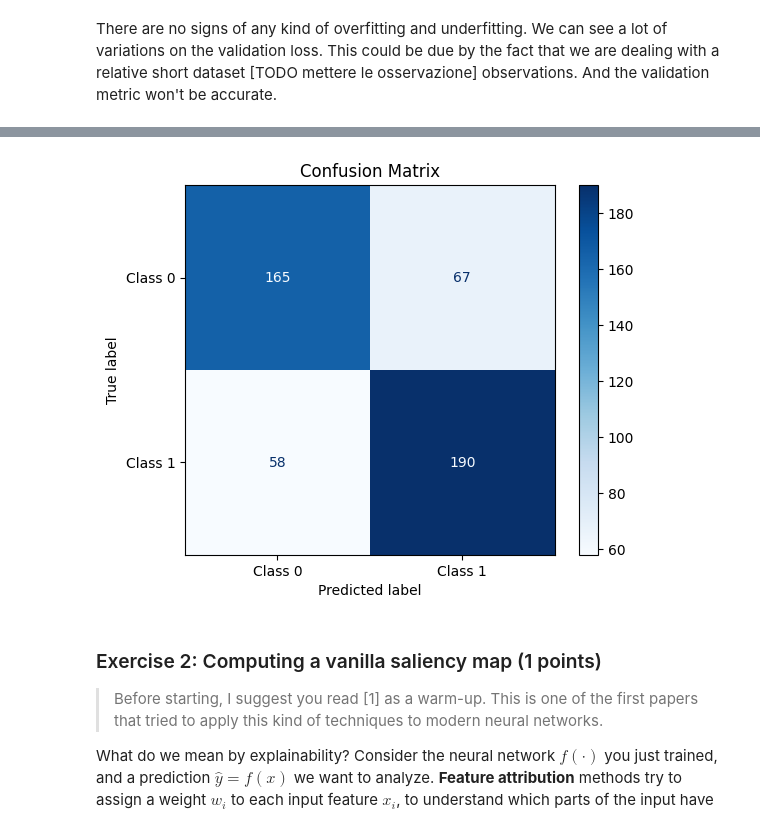
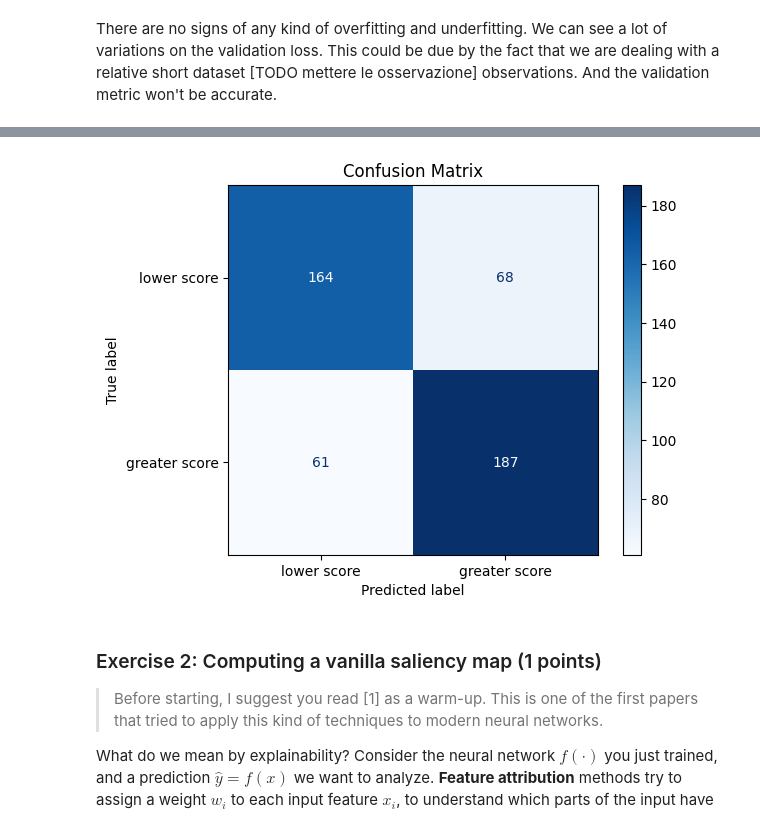
Before and after one commit to PaoloBarba/NN_Homework_1, a Jupyter notebook: NNDS_2023_Homework.ipynb, the cells around one changed output, grey strips where cells are left out. Drawn from its saved outputs; the diff is of its cells as text; code cells hidden in the pictures.

```diff
--- a/NNDS_2023_Homework.ipynb
+++ b/NNDS_2023_Homework.ipynb
@@ -127,15 +131,13 @@ Define, train, and test a neural network for the provided dataset.
 
 ✅ **Completion requirement**: print on screen the test accuracy of the network. Additional comments and visualizations are also appreciated.
 # %%
-from sklearn.model_selection import train_test_split
-from tensorflow.keras.models import Sequential
-from tensorflow.keras.layers import Dense , BatchNormalization
+# TODO: define a suitable neural network.
 
-
-model = Sequential([
-    BatchNormalization(),   # Layer that normalizes its inputs.
-    Dense(256, activation='relu',input_shape=(1,11)), # First layer with relu as the activation function
-    Dense(1 , activation = 'sigmoid'),
+# Define the network architecture
+model = tf.keras.models.Sequential([
+    tf.keras.layers.BatchNormalization(),   # Layer that normalizes its inputs.
+    tf.keras.layers.Dense(256, activation='relu',input_shape=(1,11)), # First layer with relu as the activation function
+    tf.keras.layers.Dense(1 , activation = 'sigmoid'),
 
 ])
 
@@ -211,19 +213,22 @@ test_loss, test_accuracy = model.evaluate(X_test, y_test)
 # %%
 from sklearn.metrics import confusion_matrix, ConfusionMatrixDisplay
 
+# Perform the predictions over the test dataset
 y_pred = model.predict(X_test)
+# Decision rule : if y_pred >= .5  predict 1, 0 otherwise
 y_pred[y_pred >=.5] = 1
 y_pred[y_pred < .5] = 0
 
 # Compute the confusion matric
 confusion_mtx = confusion_matrix(y_test, y_pred)
 
-# Define class labels (optional, if applicable)
-class_names = ['Class 0', 'Class 1']  # Replace with your actual class labels
+# Define class labels
+class_names = ['lower score', 'greater score']
 
 # Plot the confusion matrix
 disp = ConfusionMatrixDisplay(confusion_matrix=confusion_mtx, display_labels=class_names)
-disp.plot(cmap=plt.cm.Blues, values_format='d')  # cmap is the color map for the matrix
+disp.plot(cmap=plt.get_cmap('Blues'), values_format='d')
+
 
 plt.title('Confusion Matrix')
 plt.show()
@@ -232,4 +237,4 @@ plt.show()
-[figure, old version]
+[figure, new version]
 # %% [markdown]
 ### Exercise 2: Computing a vanilla saliency map (1 points)
 
```
Also changed, not shown: parts of 10 cells of this notebook.
